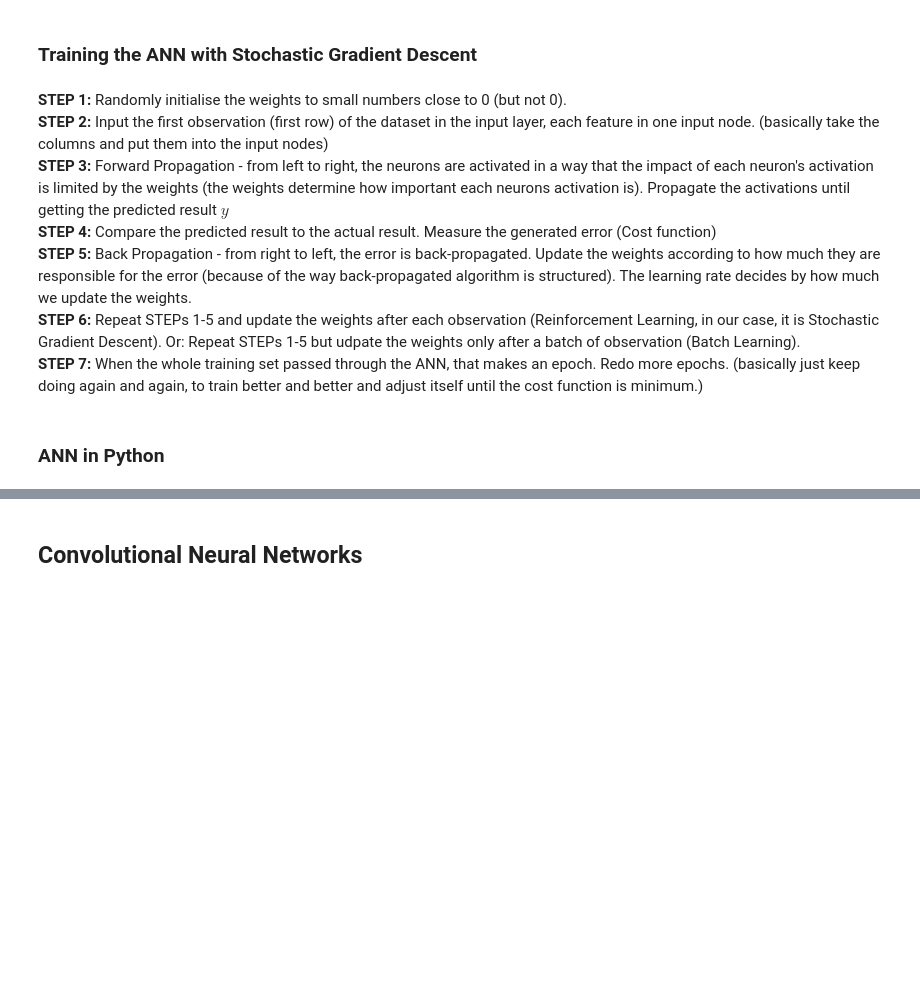
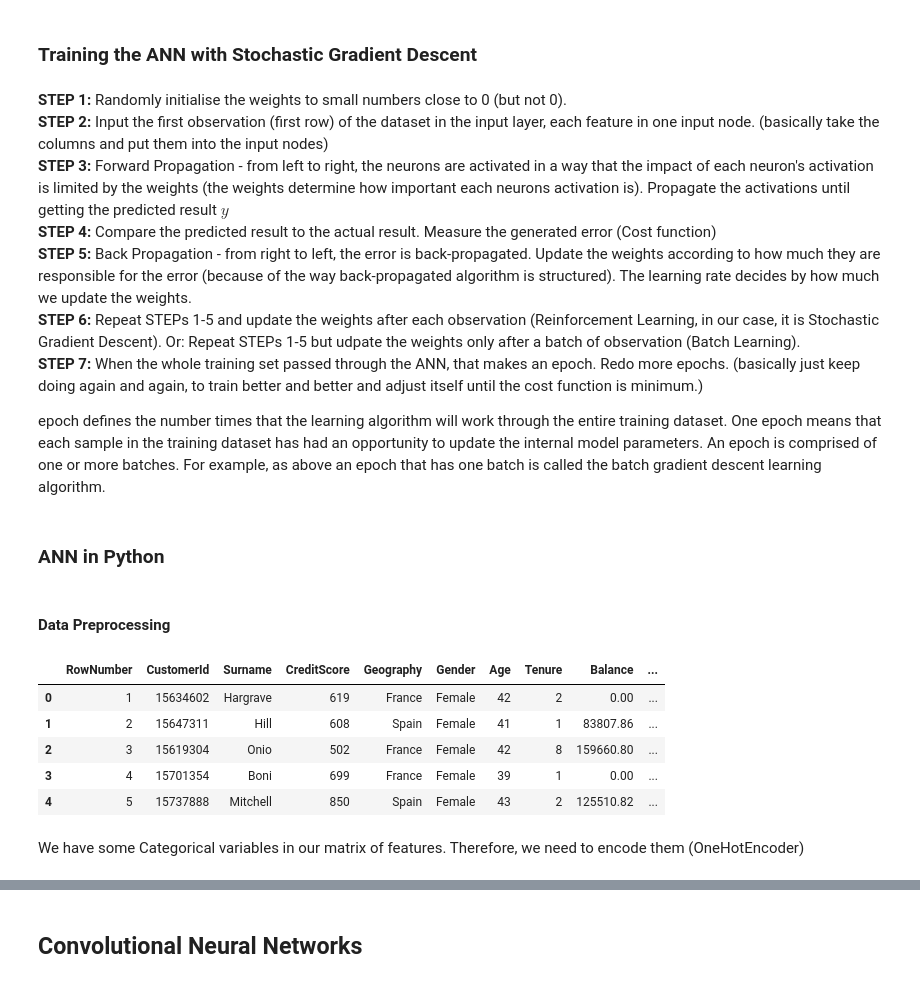
Before and after one commit to yunjcai/Machine-Learning-A-Z, a Jupyter notebook: Part 8 - Deep Learning/Deep Learning.ipynb, the cells around one changed output, grey strips where cells are left out. Drawn from its saved outputs; the diff is of its cells as text; code cells hidden in the pictures; blank space fills up the shorter version.

```diff
--- a/Part 8 - Deep Learning/Deep Learning.ipynb
+++ b/Part 8 - Deep Learning/Deep Learning.ipynb
@@ -130,5 +131,9 @@ The advantage of back propagation is the way algorithm to be structured. So you
 **STEP 5:** Back Propagation - from right to left, the error is back-propagated. Update the weights according to how much they are responsible for the error (because of the way back-propagated algorithm is structured). The learning rate decides by how much we update the weights.<br>
 **STEP 6:** Repeat STEPs 1-5 and update the weights after each observation (Reinforcement Learning, in our case, it is Stochastic Gradient Descent). Or: Repeat STEPs 1-5 but udpate the weights only after a batch of observation (Batch Learning).<br>
 **STEP 7:** When the whole training set passed through the ANN, that makes an epoch. Redo more epochs. (basically just keep doing again and again, to train better and better and adjust itself until the cost function is minimum.)
+
+epoch defines the number times that the learning algorithm will work through the entire training dataset. One epoch means that each sample in the training dataset has had an opportunity to update the internal model parameters. An epoch is comprised of one or more batches. For example, as above an epoch that has one batch is called the batch gradient descent learning algorithm.
 # %% [markdown]
 ### ANN in Python
+# %% [markdown]
+#### Data Preprocessing
@@ -134,0 +145,11 @@ The advantage of back propagation is the way algorithm to be structured. So you
+# %%
+# Importing the dataset
+dataset = pd.read_csv('Churn_Modelling.csv')
+dataset.head()
+# %% [output]
+|  | RowNumber | CustomerId | Surname | CreditScore | Geography | Gender | Age | Tenure | Balance | ... |
+| 0 | 1 | 15634602 | Hargrave | 619 | France | Female | 42 | 2 | 0.00 | ... |
+| 1 | 2 | 15647311 | Hill | 608 | Spain | Female | 41 | 1 | 83807.86 | ... |
+| 2 | 3 | 15619304 | Onio | 502 | France | Female | 42 | 8 | 159660.80 | ... |
+| 3 | 4 | 15701354 | Boni | 699 | France | Female | 39 | 1 | 0.00 | ... |
+| 4 | 5 | 15737888 | Mitchell | 850 | Spain | Female | 43 | 2 | 125510.82 | ... |
@@ -134,0 +162,2 @@ The advantage of back propagation is the way algorithm to be structured. So you
+# %% [markdown]
+We have some Categorical variables in our matrix of features. Therefore, we need to encode them (OneHotEncoder)
```
Also changed, not shown: parts of 43 cells of this notebook.
